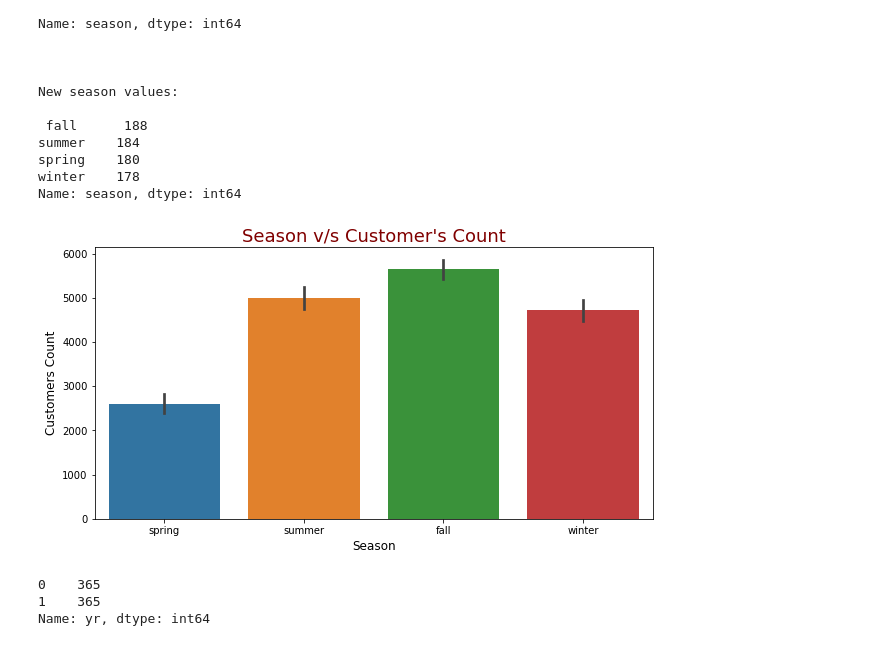
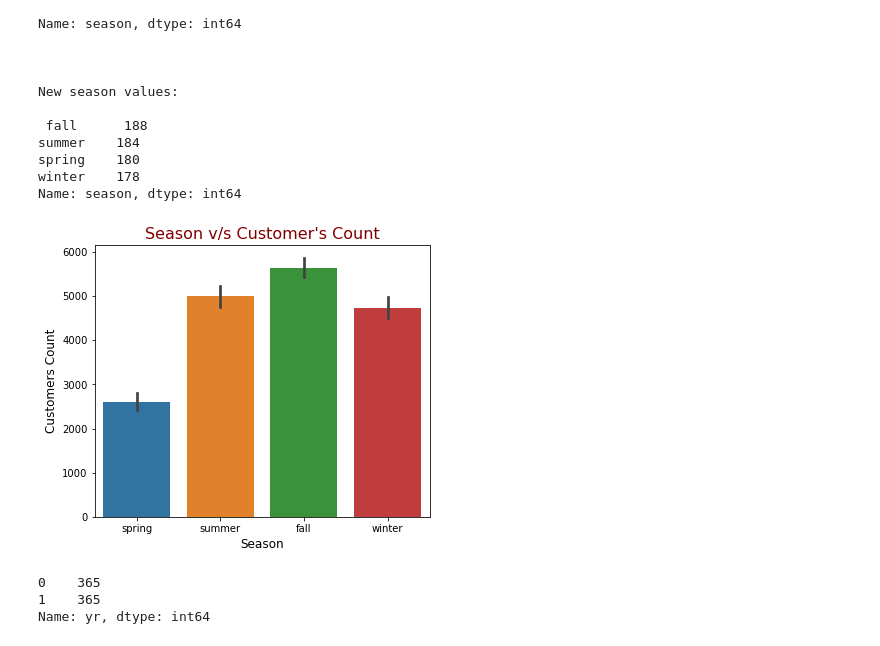
Before and after one commit to rahul-kum4w4t/bike_shaing_assignment, a Jupyter notebook: bike_sharing_assignment.ipynb, the cells around one changed output. Saved outputs shown, nothing was run; the diff lists cells and outputs as text; code cells hidden in the pictures.

```diff
--- a/bike_sharing_assignment.ipynb
+++ b/bike_sharing_assignment.ipynb
@@ -105,15 +105,15 @@ winter    178
 Name: season, dtype: int64
 # %%
 # Check the trend between atemp and cnt variables
-fig = plt.figure(figsize=(10,5))
+fig = plt.figure(figsize=(6,5))
 sns.barplot(data=bsData, x="season",y="cnt")
 plt.xlabel('Season', fontsize=12)
 plt.ylabel('Customers Count', fontsize=12)
-plt.title("Season v/s Customer's Count",fontdict={"fontsize":18,"color":"Maroon"})
+plt.title("Season v/s Customer's Count",fontdict={"fontsize":16,"color":"Maroon"})
 
 plt.show()
 # %% [output]
-[figure, old version]
+[figure, new version]
 # %%
 # Checking number of unique values in 'yr' column
 bsData.yr.value_counts()
```
Also changed, not shown: parts of 45 cells of this notebook.
